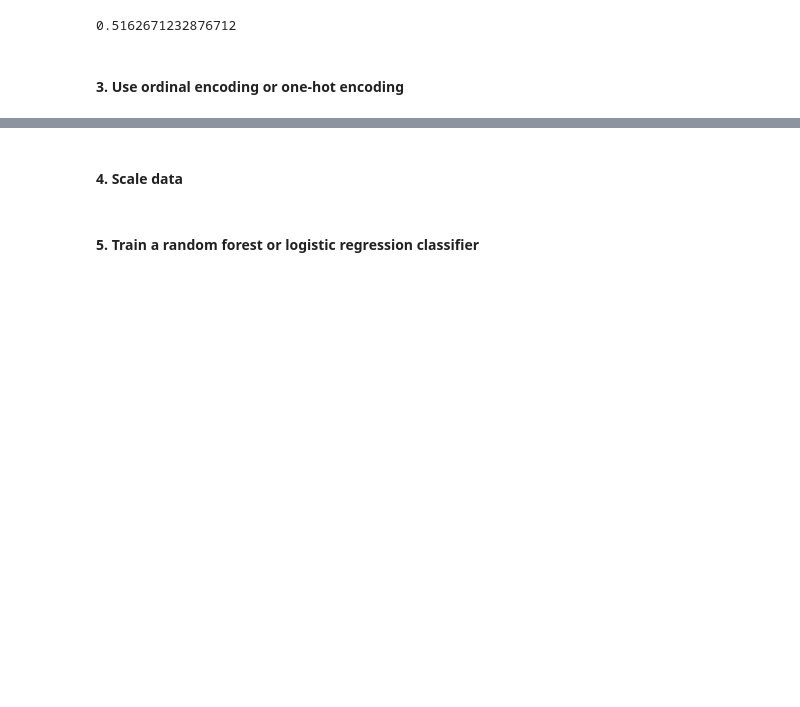
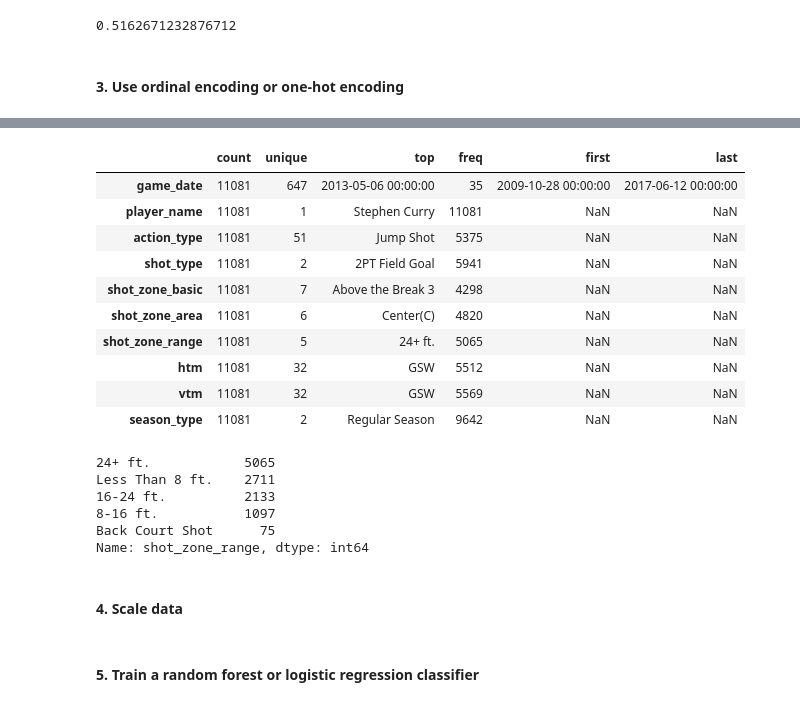
Before and after one commit to bloominstituteoftechnology/DS-Unit-2-Tree-Ensembles, a Jupyter notebook: DS_Sprint_Challenge_7_Classification_1.ipynb, the cells around one changed output, grey strips where cells are left out. Saved outputs shown, nothing was run; the diff lists cells and outputs as text; code cells hidden in the pictures; blank space fills up the shorter version.

```diff
--- a/DS_Sprint_Challenge_7_Classification_1.ipynb
+++ b/DS_Sprint_Challenge_7_Classification_1.ipynb
@@ -138,0 +181,15 @@ accuracy_score(y_val, y_pred)
+# %%
+# Explore potential categorical and other features.
+X_train.describe(exclude='number').T
+# %% [output]
+|  | count | unique | top | freq | first | last |
+| game_date | 11081 | 647 | 2013-05-06 00:00:00 | 35 | 2009-10-28 00:00:00 | 2017-06-12 00:00:00 |
+| player_name | 11081 | 1 | Stephen Curry | 11081 | NaN | NaN |
+| action_type | 11081 | 51 | Jump Shot | 5375 | NaN | NaN |
+| shot_type | 11081 | 2 | 2PT Field Goal | 5941 | NaN | NaN |
+| shot_zone_basic | 11081 | 7 | Above the Break 3 | 4298 | NaN | NaN |
+| shot_zone_area | 11081 | 6 | Center(C) | 4820 | NaN | NaN |
+| shot_zone_range | 11081 | 5 | 24+ ft. | 5065 | NaN | NaN |
+| htm | 11081 | 32 | GSW | 5512 | NaN | NaN |
+| vtm | 11081 | 32 | GSW | 5569 | NaN | NaN |
+| season_type | 11081 | 2 | Regular Season | 9642 | NaN | NaN |
@@ -138,0 +199,10 @@ accuracy_score(y_val, y_pred)
+# %%
+# Select a categorical feature and examine it.
+X_train.shot_zone_range.value_counts()
+# %% [output]
+24+ ft.            5065
+Less Than 8 ft.    2711
+16-24 ft.          2133
+8-16 ft.           1097
+Back Court Shot      75
+Name: shot_zone_range, dtype: int64
```
Also changed, not shown: parts of 28 cells of this notebook.
